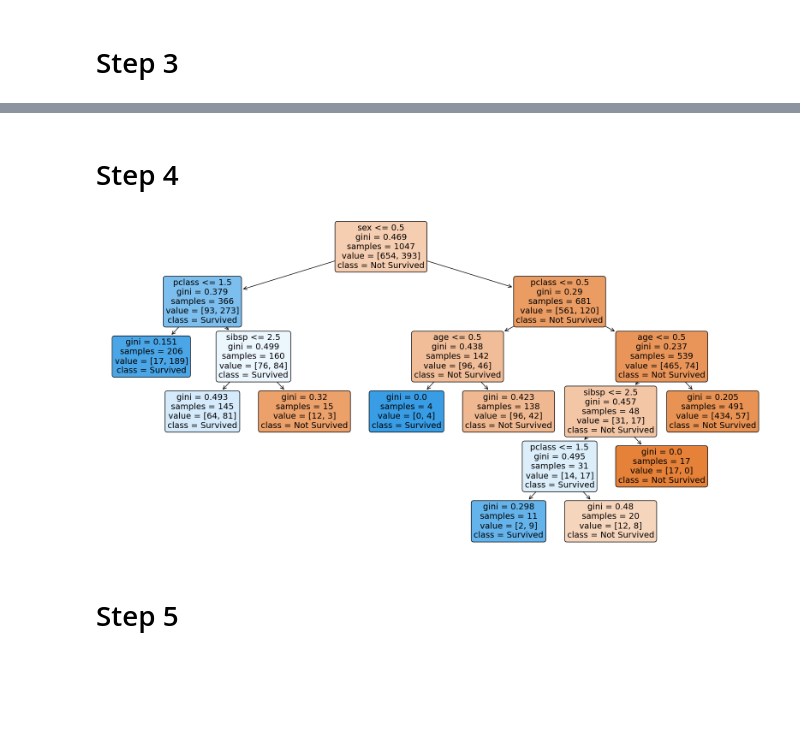
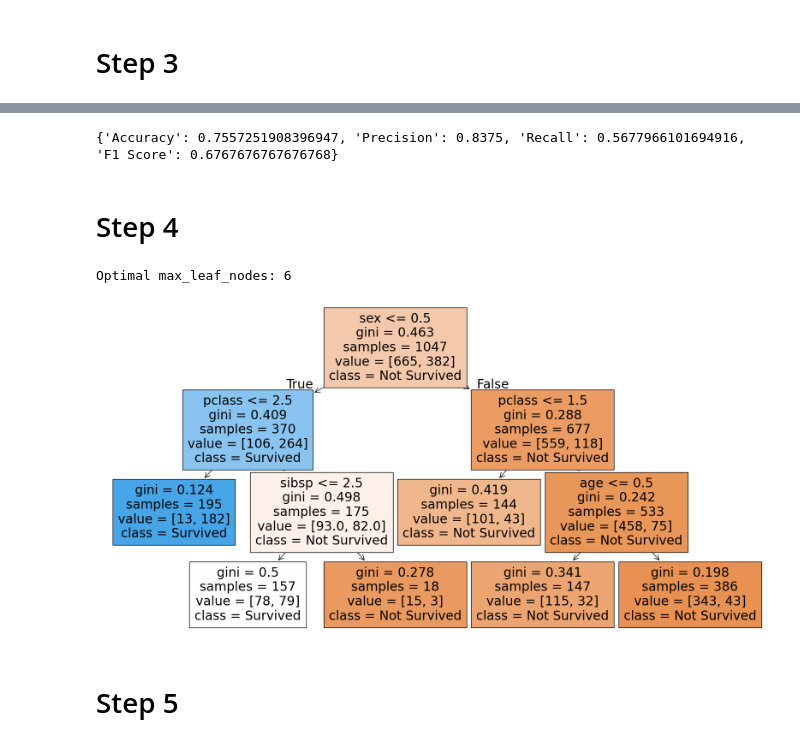
Before and after one commit to jcwilson11/JCW.CPE595, a Jupyter notebook: Homework/Homework3/HW3_Decision_Tree_Model.ipynb, the cells around one changed output, grey strips where cells are left out. Saved outputs shown, nothing was run; the diff lists cells and outputs as text; code cells hidden in the pictures; blank space fills up the shorter version.

```diff
--- a/Homework/Homework3/HW3_Decision_Tree_Model.ipynb
+++ b/Homework/Homework3/HW3_Decision_Tree_Model.ipynb
@@ -143,0 +124,28 @@ from sklearn.tree import DecisionTreeClassifier, plot_tree #sklearn.metrics is n
+# %%
+from sklearn.tree import DecisionTreeClassifier, plot_tree #sklearn.metrics is not imported !!!
+
+# Instantiate the DecisionTreeClassifier
+student_id = 20006584
+dt = DecisionTreeClassifier(max_leaf_nodes=20, random_state=student_id)
+
+# Prepare the features and target variables for training
+# set in step 1
+
+###
+# The following code was added due to an error with pclass. To resolve the error, the code was added to convert the pclass column to an int by taking the first character of the string.
+def convert_pclass(p):
+    if isinstance(p, str):
+        return int(p[0])
+    return p
+# Apply the conversion to the 'pclass' column in the training set.
+X_train['pclass'] = X_train['pclass'].apply(convert_pclass)
+X_test['pclass'] = X_test['pclass'].apply(convert_pclass)
+###
+
+# Fit the decision tree model
+dt.fit(X_train, y_train)
+
+# Plot the full decision tree
+plt.figure(figsize=(20,10))
+plot_tree(dt, filled=True, feature_names=X_train.columns, class_names=['Not Survived', 'Survived'])
+plt.show()
@@ -144,21 +154,44 @@ from sklearn.tree import DecisionTreeClassifier, plot_tree #sklearn.metrics is n
+# %%
+# Define your performance metrics including accuracy, precision, recall and F1-scorre
+from sklearn.metrics import accuracy_score, precision_score, recall_score, f1_score
+def evaluate_model(model, X_test, y_test):
+    y_pred = model.predict(X_test)
+    metrics = {
+        'Accuracy': accuracy_score(y_test, y_pred),
+        'Precision': precision_score(y_test, y_pred),
+        'Recall': recall_score(y_test, y_pred),
+        'F1 Score': f1_score(y_test, y_pred)
+    }
+    return metrics
+
+performance_metrics = evaluate_model(dt, X_test, y_test)
+print(performance_metrics)
+# %% [output]
+{'Accuracy': 0.7557251908396947, 'Precision': 0.8375, 'Recall': 0.5677966101694916, 'F1 Score': 0.6767676767676768}
 # %% [markdown]
 # Step 4
 # %%
 from sklearn.model_selection import GridSearchCV
 
 # Define a range of max_leaf_nodes values to search
 param_grid = {'max_leaf_nodes': list(range(5, 20))}
 
 # Run grid search with cross-validation
 grid_search = GridSearchCV(DecisionTreeClassifier(random_state=42), param_grid, cv=5)
 grid_search.fit(X_train, y_train) # Note testing set cannot be used
 
 # Get the best estimator with the optimal max_leaf_nodes parameter
+dt_pruned = grid_search.best_estimator_
+print("Optimal max_leaf_nodes:", grid_search.best_params_['max_leaf_nodes'])
 
 
 # Plot the pruned decision tree
+plt.figure(figsize=(20,10))
+plot_tree(dt_pruned, filled=True, feature_names=X_train.columns, class_names=['Not Survived', 'Survived'])
+plt.show()
 # %% [output]
+Optimal max_leaf_nodes: 6
-[figure, old version]
+[figure, new version]
 # %% [markdown]
 # Step 5
 # %%
```
Also changed, not shown: parts of 10 cells of this notebook.
